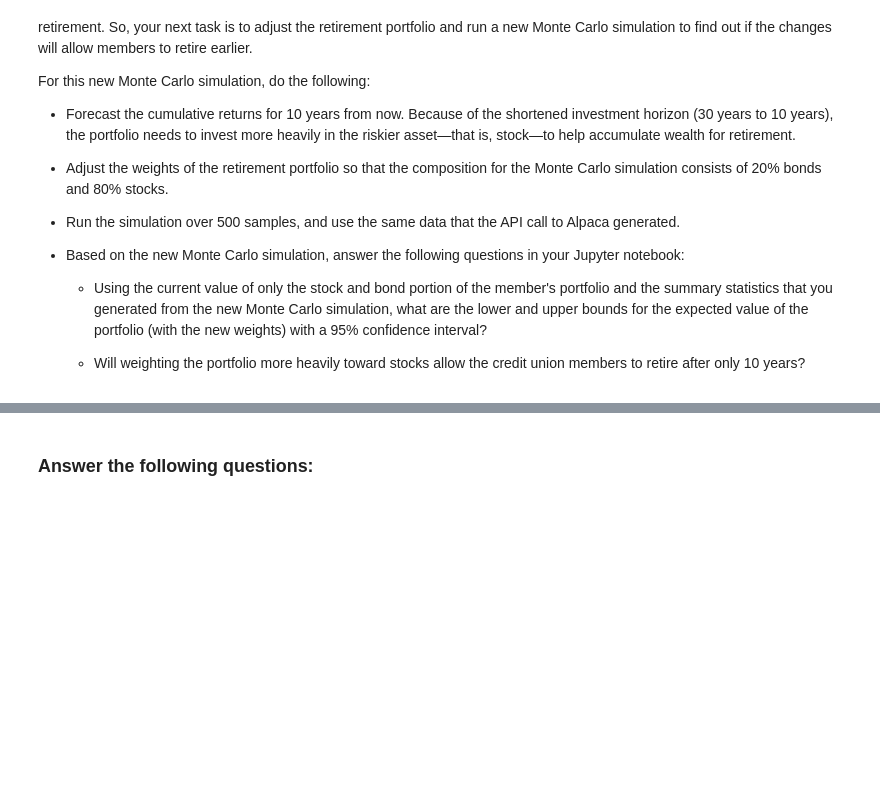
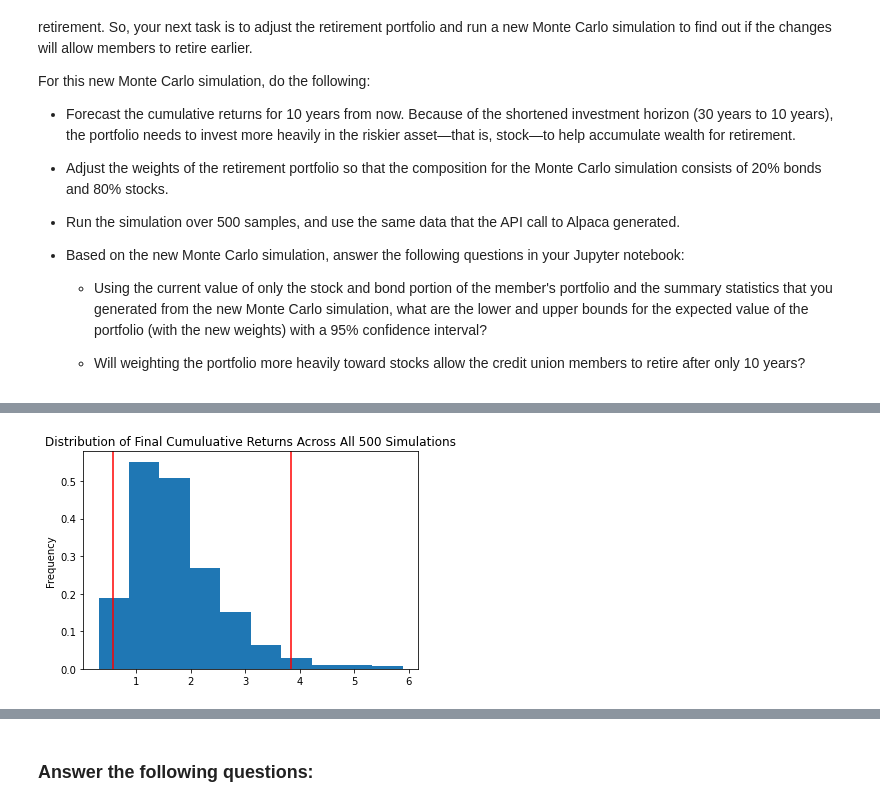
Before and after one commit to Erick3150/Financial-Planning-and-Forecasting, a Jupyter notebook: financial_planning_tools.ipynb, the cells around one changed output, grey strips where cells are left out. Cells and saved outputs as stored; diff of their text form; code cells hidden in the pictures; blank space fills up the shorter version.

```diff
--- a/financial_planning_tools.ipynb
+++ b/financial_planning_tools.ipynb
@@ -475,7 +619,12 @@ For this new Monte Carlo simulation, do the following:
 # Configure a Monte Carlo simulation to forecast 10 years cumulative returns
 # The weights should be split 20% to AGG and 80% to SPY.
 # Run 500 samples.
-# YOUR CODE HERE
+MC_ten_year = MCSimulation(
+    portfolio_data=df_portfolio,
+    weights = [.80, .20],
+    num_simulation=500,
+    num_trading_days=252*10
+)
 
 # Review the simulation input data
-# YOUR CODE HERE
+MC_ten_year.portfolio_data.head()
@@ -489,7 +695,9 @@ For this new Monte Carlo simulation, do the following:
 # %%
 # Visualize the probability distribution of the 10-year Monte Carlo simulation
 # by plotting a histogram
-# YOUR CODE HERE
+MC_line_dis_10_year = MC_ten_year.plot_distribution()
+# %% [output]
+[figure, added]
 # %%
 # Generate summary statistics from the 10-year Monte Carlo simulation results
 # Save the results as a variable
```
Also changed, not shown: parts of 42 cells of this notebook, 1 other file.
